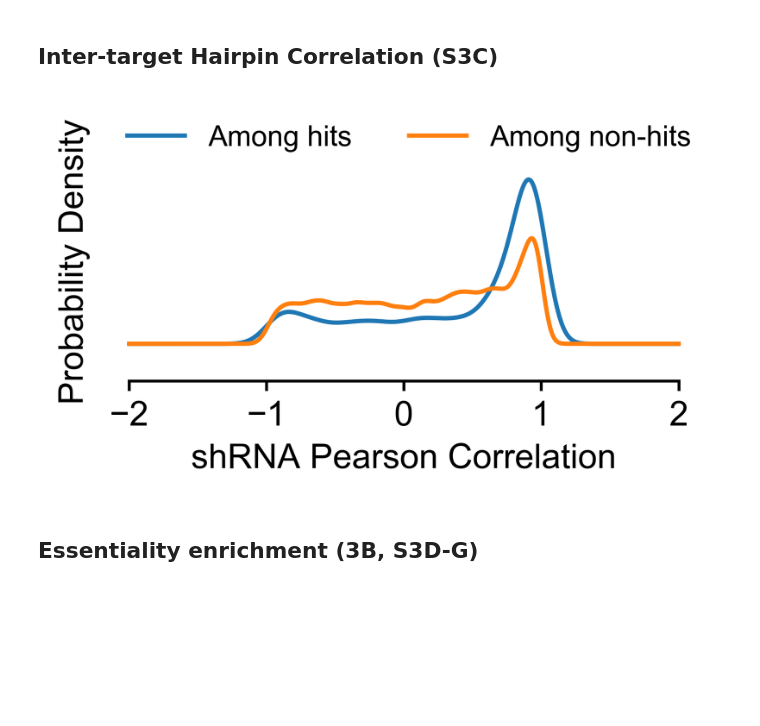
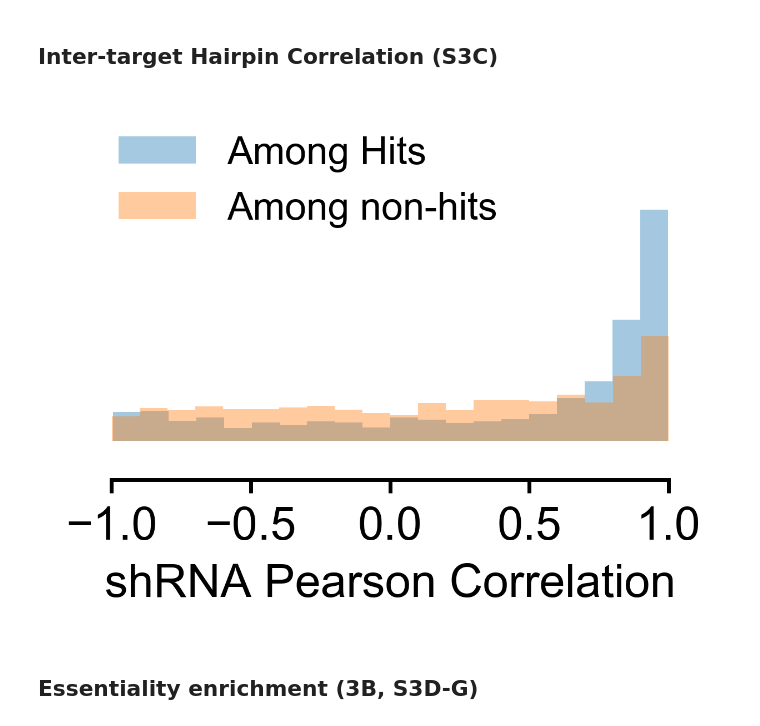
Before and after one commit to elifesciences-publications/shRNA_screen, a Jupyter notebook: primaryAnalysisNotebook.ipynb, the cells around one changed output. Drawn from its saved outputs; the diff is of its cells as text; code cells hidden in the pictures; blank space fills up the shorter version.

```diff
--- a/primaryAnalysisNotebook.ipynb
+++ b/primaryAnalysisNotebook.ipynb
@@ -1079,7 +1079,7 @@ def adjust_spines(ax, spines):
 ## Hits per Locus Histogram (S3A)
 # %%
 # Per locus histogram
-fig, ax = plt.subplots(1, dpi=300, figsize=(3.4, 2))
+fig, ax = plt.subplots(1, dpi=300, figsize=(2.4, 2))
 genesPerLoci = []
 
 for snp in annoref['snp'].unique():
@@ -1107,7 +1107,7 @@ for item in ([ax.title, ax.xaxis.label, ax.yaxis.label] +
     item.set_fontsize(12)
     item.set_fontname('Arial')
 
-ax.set_xticks([x + 0.4 for x in range(0,11)])
+ax.set_xticks([x + 0.4 - 0.09*i for i,x in enumerate(range(0,11))])
 ax.set_xticklabels([str(x) for x in range(0,11)])
 
 plt.tight_layout(True)
@@ -1196,39 +1196,39 @@ for gene in phenoRaw['gene'].values:
                     notCorrs.append(pearsonr(subdf[subdf['id'] == sid1][[x for x in subdf.columns[2:]]].values[0],
                                    subdf[subdf['id'] == sid2][ subdf.columns[2:]].values[0])[0])
 # %%
-fig, ax = plt.subplots(1, dpi=500, figsize=(3.4,2))
+fig, ax = plt.subplots(1, dpi=500, figsize=(2.4,2))
 
 plotdf = pd.DataFrame()
 plotdf['plotCol'] = hitCorrs
 
-ax = plotdf['plotCol'].plot.kde(label='Among hits')
+ax.hist(plotdf['plotCol'].values, label='Among Hits', alpha=0.4, bins=20, density=True)
 
 plotdf = pd.DataFrame()
 plotdf['plotCol'] = notCorrs
 
-ax = plotdf['plotCol'].plot.kde(label='Among non-hits')
+ax.hist(plotdf['plotCol'].values, label='Among non-hits', alpha=0.4, bins=20, density=True)
 
-ax.set_ylabel('Probability Density')
+#ax.set_ylabel('Probability Density')
 ax.set_xlabel('shRNA Pearson Correlation')
 
 adjust_spines(ax, ['bottom'])
 
 for item in ([ax.title, ax.xaxis.label, ax.yaxis.label] +
              ax.get_xticklabels() + ax.get_yticklabels()):
     item.set_fontsize(12)
     item.set_fontname('Arial')
 
 ax.xaxis.set_tick_params(width=1)
 ax.yaxis.set_tick_params(width=1)
 
 for axis in ['bottom','left']:
     ax.spines[axis].set_linewidth(1)
 
-lgd = ax.legend(ncol=2, frameon=False, fontsize=10, loc='upper left', prop=font, bbox_to_anchor=(0.0,1.4))
+lgd = ax.legend(ncol=1, frameon=False, fontsize=10, loc='upper left', prop=font, bbox_to_anchor=(0.0,1.4))
 
 plt.tight_layout(False)
 # %% [output]
-[figure, old version]
+[figure, new version]
 # %% [markdown]
 ## Essentiality enrichment (3B, S3D-G)
 # %%
```
Also changed, not shown: parts of 3 cells of this notebook.
